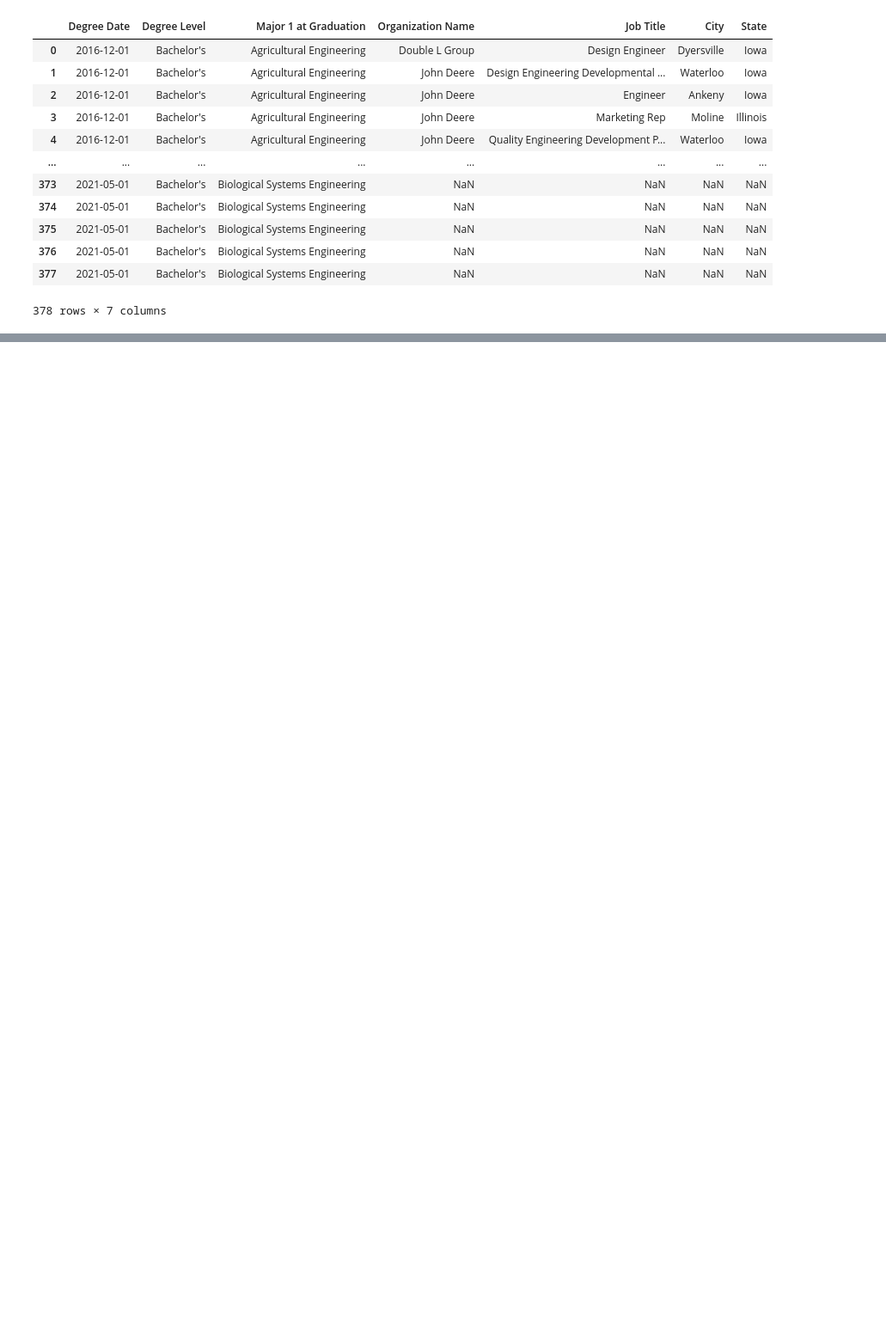
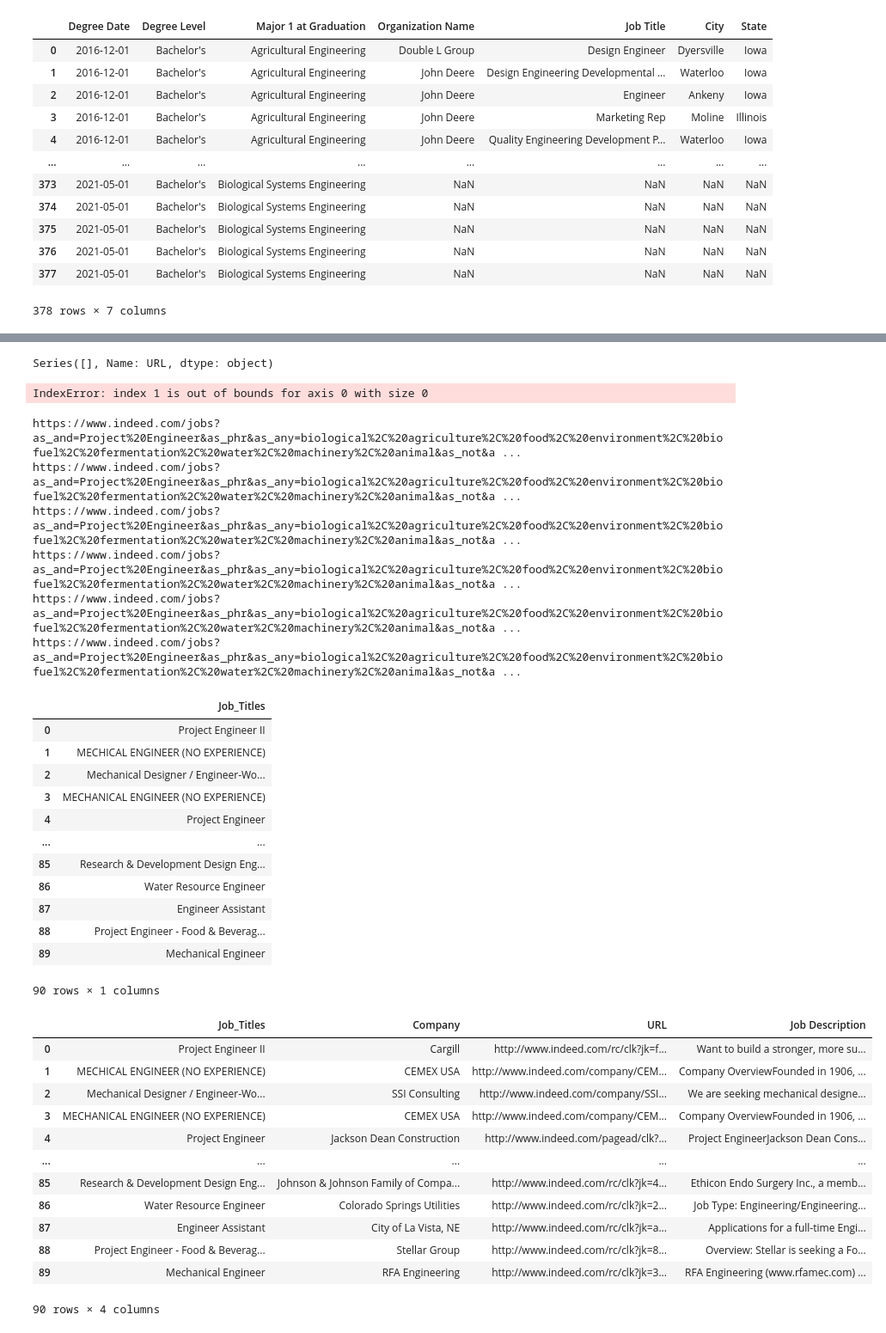
Before and after one commit to kjar0/516X-Final, a Jupyter notebook: ABE Employers.ipynb, the cells around one changed output, grey strips where cells are left out. Shown at 86% size. Cells and saved outputs as stored; diff of their text form; code cells hidden in the pictures; blank space fills up the shorter version.

```diff
--- a/ABE Employers.ipynb
+++ b/ABE Employers.ipynb
@@ -80,0 +130,20 @@ jtitle
+# %%
+df3['URL']
+# %% [output]
+Series([], Name: URL, dtype: object)
+# %%
+URL = indeed['URL'][1]
+page = requests.get(URL.format(0), headers = headers)
+soup = BeautifulSoup(page.text, 'html.parser')
+posting = soup.get_text()
+# %% [output]
+IndexError: index 1 is out of bounds for axis 0 with size 0
+# %%
+jdesc =  pd.DataFrame(columns = ["Job Description"])
+
+for post in indeed['URL']:
+    r = requests.get(post.format(0), headers = headers)
+    soup = BeautifulSoup(r.text, 'html.parser')
+    job_description = soup.find('div',{'id':'jobDescriptionText'})
+    jd = job_description.text if job_description else "N/A"
+    jdesc.loc[len(jdesc.index)] = [jd.replace('\n', ' ')]
@@ -80,0 +209,36 @@ jtitle
+# %%
+y = indeed_posts('Project Engineer')
+display(y)
+# %% [output]
+https://www.indeed.com/jobs?as_and=Project%20Engineer&as_phr&as_any=biological%2C%20agriculture%2C%20food%2C%20environment%2C%20biofuel%2C%20fermentation%2C%20water%2C%20machinery%2C%20animal&as_not&a ...
+https://www.indeed.com/jobs?as_and=Project%20Engineer&as_phr&as_any=biological%2C%20agriculture%2C%20food%2C%20environment%2C%20biofuel%2C%20fermentation%2C%20water%2C%20machinery%2C%20animal&as_not&a ...
+https://www.indeed.com/jobs?as_and=Project%20Engineer&as_phr&as_any=biological%2C%20agriculture%2C%20food%2C%20environment%2C%20biofuel%2C%20fermentation%2C%20water%2C%20machinery%2C%20animal&as_not&a ...
+https://www.indeed.com/jobs?as_and=Project%20Engineer&as_phr&as_any=biological%2C%20agriculture%2C%20food%2C%20environment%2C%20biofuel%2C%20fermentation%2C%20water%2C%20machinery%2C%20animal&as_not&a ...
+https://www.indeed.com/jobs?as_and=Project%20Engineer&as_phr&as_any=biological%2C%20agriculture%2C%20food%2C%20environment%2C%20biofuel%2C%20fermentation%2C%20water%2C%20machinery%2C%20animal&as_not&a ...
+https://www.indeed.com/jobs?as_and=Project%20Engineer&as_phr&as_any=biological%2C%20agriculture%2C%20food%2C%20environment%2C%20biofuel%2C%20fermentation%2C%20water%2C%20machinery%2C%20animal&as_not&a ...
+|  | Job_Titles |
+| 0 | Project Engineer II |
+| 1 | MECHICAL ENGINEER (NO EXPERIENCE) |
+| 2 | Mechanical Designer / Engineer-Wo... |
+| 3 | MECHANICAL ENGINEER (NO EXPERIENCE) |
+| 4 | Project Engineer |
+| ... | ... |
+| 85 | Research & Development Design Eng... |
+| 86 | Water Resource Engineer |
+| 87 | Engineer Assistant |
+| 88 | Project Engineer - Food & Beverag... |
+| 89 | Mechanical Engineer |
+90 rows × 1 columns
+|  | Job_Titles | Company | URL | Job Description |
+| 0 | Project Engineer II | Cargill | http://www.indeed.com/rc/clk?jk=f... | Want to build a stronger, more su... |
+| 1 | MECHICAL ENGINEER (NO EXPERIENCE) | CEMEX USA | http://www.indeed.com/company/CEM... | Company OverviewFounded in 1906, ... |
+| 2 | Mechanical Designer / Engineer-Wo... | SSI Consulting | http://www.indeed.com/company/SSI... | We are seeking mechanical designe... |
+| 3 | MECHANICAL ENGINEER (NO EXPERIENCE) | CEMEX USA | http://www.indeed.com/company/CEM... | Company OverviewFounded in 1906, ... |
+| 4 | Project Engineer | Jackson Dean Construction | http://www.indeed.com/pagead/clk?... | Project EngineerJackson Dean Cons... |
+| ... | ... | ... | ... | ... |
+| 85 | Research & Development Design Eng... | Johnson & Johnson Family of Compa... | http://www.indeed.com/rc/clk?jk=4... | Ethicon Endo Surgery Inc., a memb... |
+| 86 | Water Resource Engineer | Colorado Springs Utilities | http://www.indeed.com/rc/clk?jk=2... | Job Type: Engineering/Engineering... |
+| 87 | Engineer Assistant | City of La Vista, NE | http://www.indeed.com/rc/clk?jk=a... | Applications for a full-time Engi... |
+| 88 | Project Engineer - Food & Beverag... | Stellar Group | http://www.indeed.com/rc/clk?jk=8... | Overview: Stellar is seeking a Fo... |
+| 89 | Mechanical Engineer | RFA Engineering | http://www.indeed.com/rc/clk?jk=3... | RFA Engineering (www.rfamec.com) ... |
+90 rows × 4 columns
```
Also changed, not shown: parts of 11 cells of this notebook.
